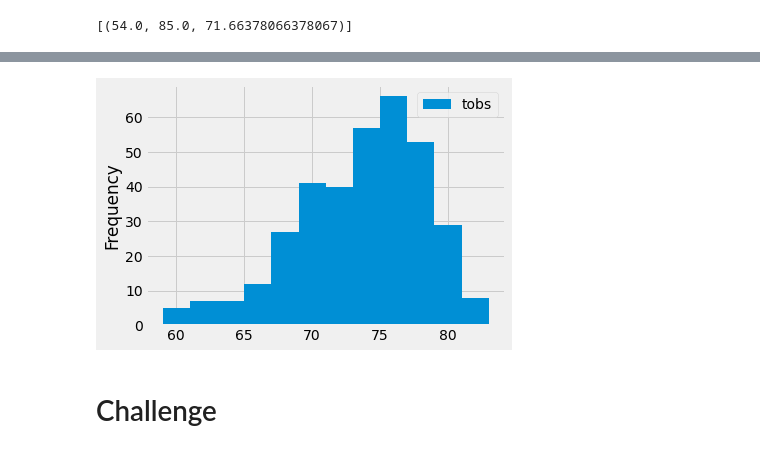
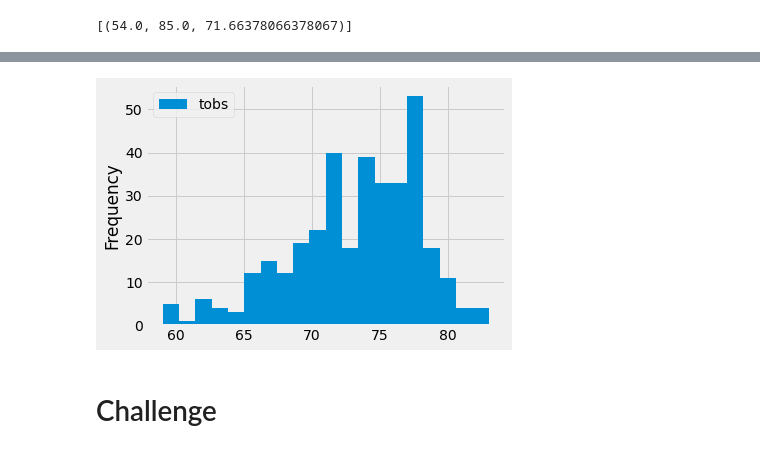
Before and after one commit to gneas/surfs_up, a Jupyter notebook: climate_analysis.ipynb, the cells around one changed output, grey strips where cells are left out. Saved outputs shown, nothing was run; the diff lists cells and outputs as text; code cells hidden in the pictures.

```diff
--- a/climate_analysis.ipynb
+++ b/climate_analysis.ipynb
@@ -151,9 +151,9 @@ print(df.to_string(index=False))
 # %%
 # Write a function called `calc_temps` that will accept start date and end date in the format '%Y-%m-%d'
 # and return the minimum, average, and maximum temperatures for that range of dates
-df.plot.hist(bins=12)
+df.plot.hist(bins=20)
 plt.tight_layout()
 # %% [output]
-[figure, old version]
+[figure, new version]
 # %% [markdown]
 # Challenge
```
Also changed, not shown: 1 other file.
